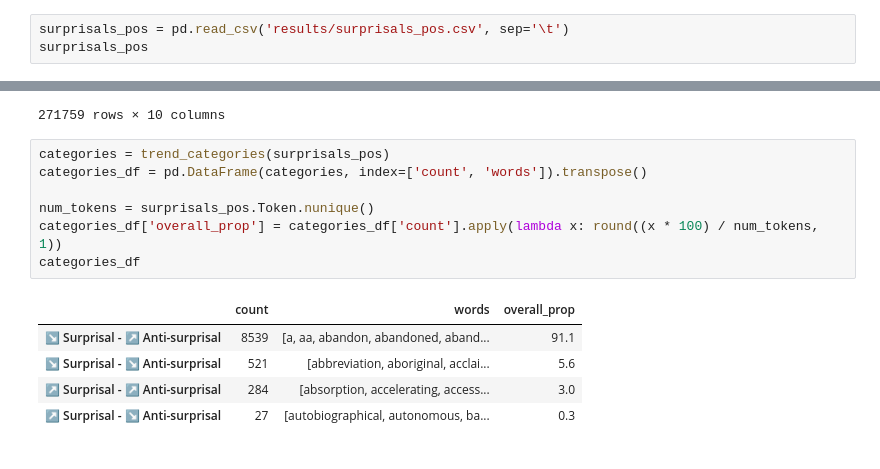
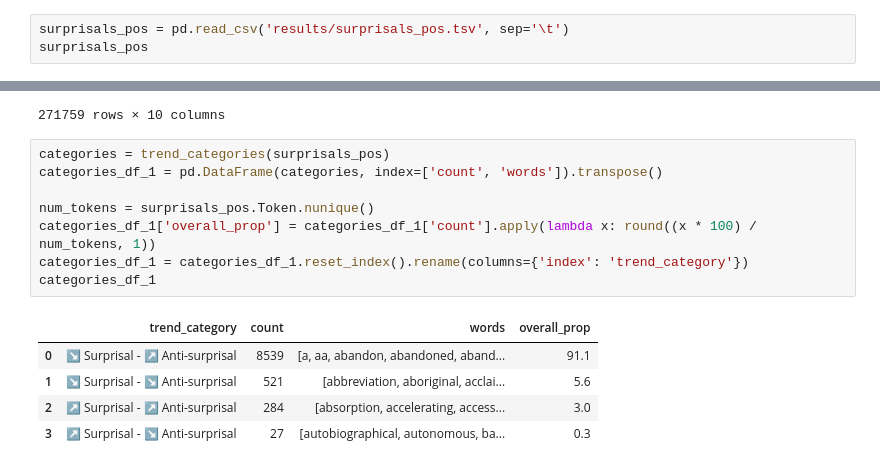
Before and after one commit to NazaninShafiabadi/antisurprisal, a Jupyter notebook: analysis.ipynb, the cells around one changed output, grey strips where cells are left out. Saved outputs shown, nothing was run; the diff lists cells and outputs as text.

```diff
--- a/analysis.ipynb
+++ b/analysis.ipynb
@@ -214,5 +182,5 @@ surprisals
 # %%
-surprisals_pos = pd.read_csv('results/surprisals_pos.csv', sep='\t')
+surprisals_pos = pd.read_csv('results/surprisals_pos.tsv', sep='\t')
 surprisals_pos
 # %% [output]
 |  | Steps | Token | MedianRank | MeanSurprisal | StdevSurprisal | MeanAntisurprisal | StdevAntisurprisal | ... |
@@ -230,14 +198,15 @@ surprisals_pos
 271759 rows × 10 columns
 # %%
 categories = trend_categories(surprisals_pos)
-categories_df = pd.DataFrame(categories, index=['count', 'words']).transpose()
+categories_df_1 = pd.DataFrame(categories, index=['count', 'words']).transpose()
 
 num_tokens = surprisals_pos.Token.nunique()
-categories_df['overall_prop'] = categories_df['count'].apply(lambda x: round((x * 100) / num_tokens, 1))
-categories_df
+categories_df_1['overall_prop'] = categories_df_1['count'].apply(lambda x: round((x * 100) / num_tokens, 1))
+categories_df_1 = categories_df_1.reset_index().rename(columns={'index': 'trend_category'})
+categories_df_1
 # %% [output]
-|  | count | words | overall_prop |
-| ↘ Surprisal - ↗ Anti-surprisal | 8539 | [a, aa, abandon, abandoned, aband... | 91.1 |
-| ↘ Surprisal - ↘ Anti-surprisal | 521 | [abbreviation, aboriginal, acclai... | 5.6 |
-| ↗ Surprisal - ↗ Anti-surprisal | 284 | [absorption, accelerating, access... | 3.0 |
-| ↗ Surprisal - ↘ Anti-surprisal | 27 | [autobiographical, autonomous, ba... | 0.3 |
+|  | trend_category | count | words | overall_prop |
+| 0 | ↘ Surprisal - ↗ Anti-surprisal | 8539 | [a, aa, abandon, abandoned, aband... | 91.1 |
+| 1 | ↘ Surprisal - ↘ Anti-surprisal | 521 | [abbreviation, aboriginal, acclai... | 5.6 |
+| 2 | ↗ Surprisal - ↗ Anti-surprisal | 284 | [absorption, accelerating, access... | 3.0 |
+| 3 | ↗ Surprisal - ↘ Anti-surprisal | 27 | [autobiographical, autonomous, ba... | 0.3 |
```
Also changed, not shown: parts of 11 cells of this notebook, 6 other files.
